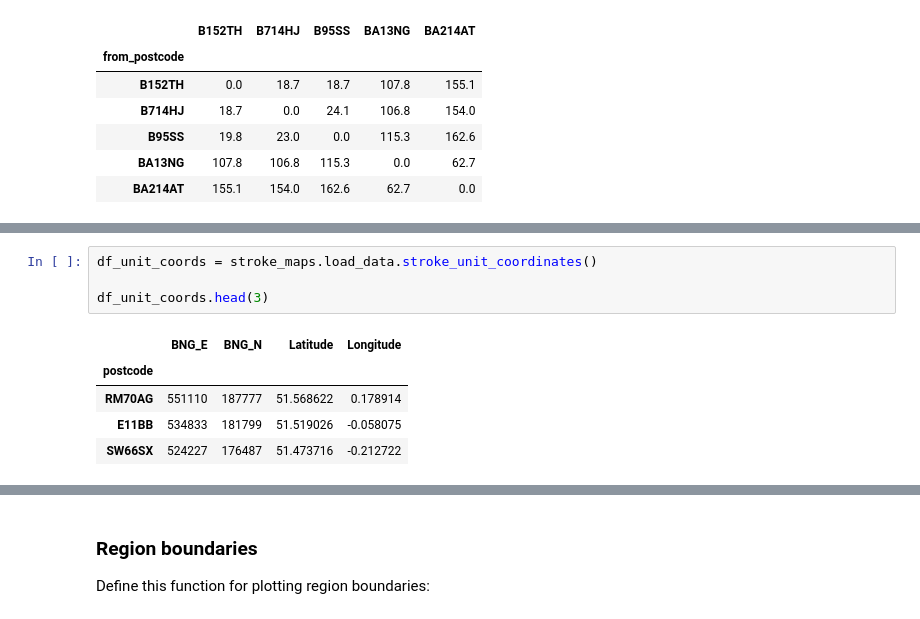
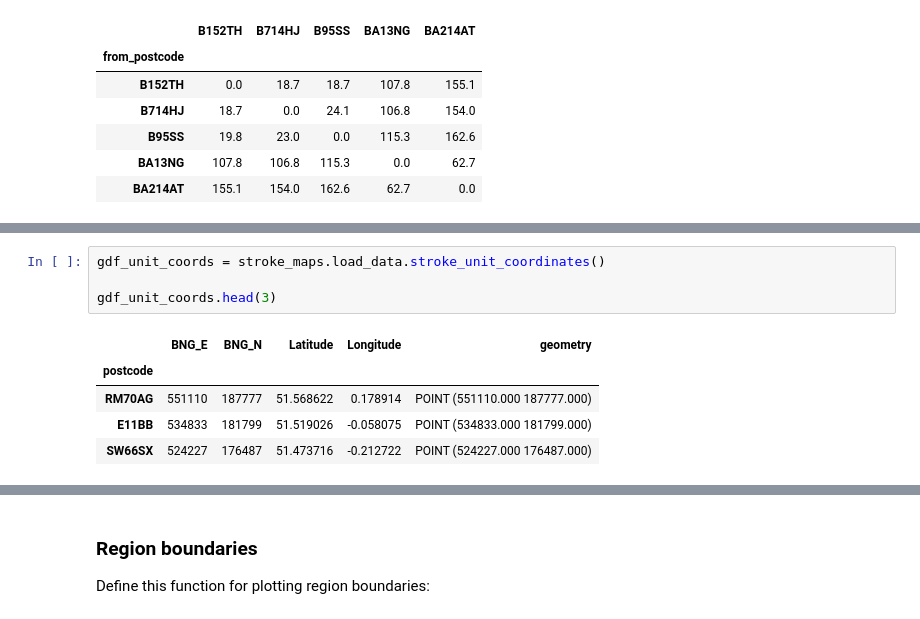
Before and after one commit to stroke-modelling/stroke-maps, a Jupyter notebook: docs/02_import_data.ipynb, the cells around one changed output, grey strips where cells are left out. Drawn from its saved outputs; the diff is of its cells as text.

```diff
--- a/docs/02_import_data.ipynb
+++ b/docs/02_import_data.ipynb
@@ -125,10 +204,10 @@ __Stroke unit coordinates:__
 # %%
-df_unit_coords = stroke_maps.load_data.stroke_unit_coordinates()
+gdf_unit_coords = stroke_maps.load_data.stroke_unit_coordinates()
 
-df_unit_coords.head(3)
+gdf_unit_coords.head(3)
 # %% [output]
-|  | BNG_E | BNG_N | Latitude | Longitude |
-| postcode |  |  |  |  |
-| RM70AG | 551110 | 187777 | 51.568622 | 0.178914 |
-| E11BB | 534833 | 181799 | 51.519026 | -0.058075 |
-| SW66SX | 524227 | 176487 | 51.473716 | -0.212722 |
+|  | BNG_E | BNG_N | Latitude | Longitude | geometry |
+| postcode |  |  |  |  |  |
+| RM70AG | 551110 | 187777 | 51.568622 | 0.178914 | POINT (551110.000 187777.000) |
+| E11BB | 534833 | 181799 | 51.519026 | -0.058075 | POINT (534833.000 181799.000) |
+| SW66SX | 524227 | 176487 | 51.473716 | -0.212722 | POINT (524227.000 176487.000) |
```
Also changed, not shown: parts of 26 cells of this notebook, 18 other files.
